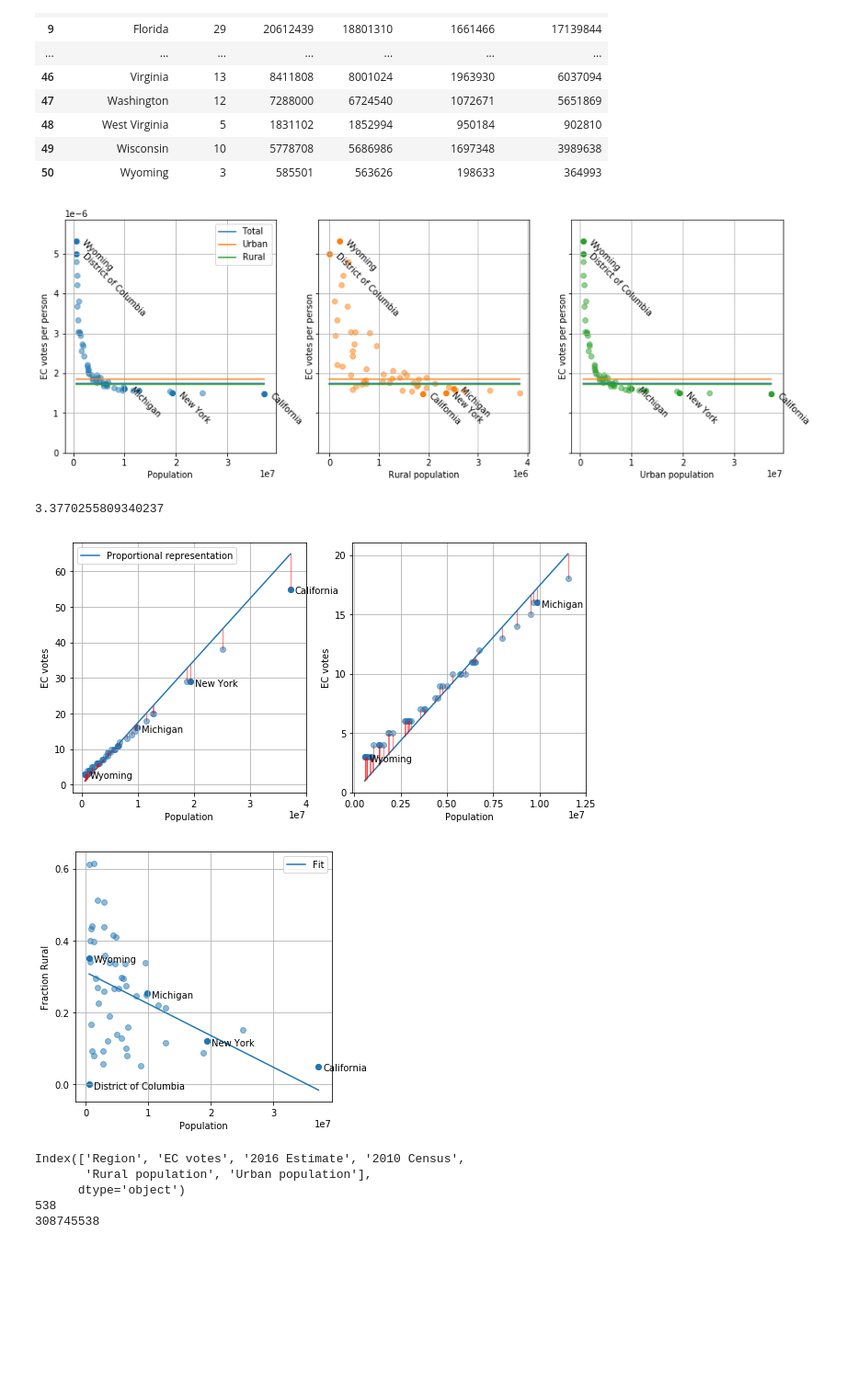
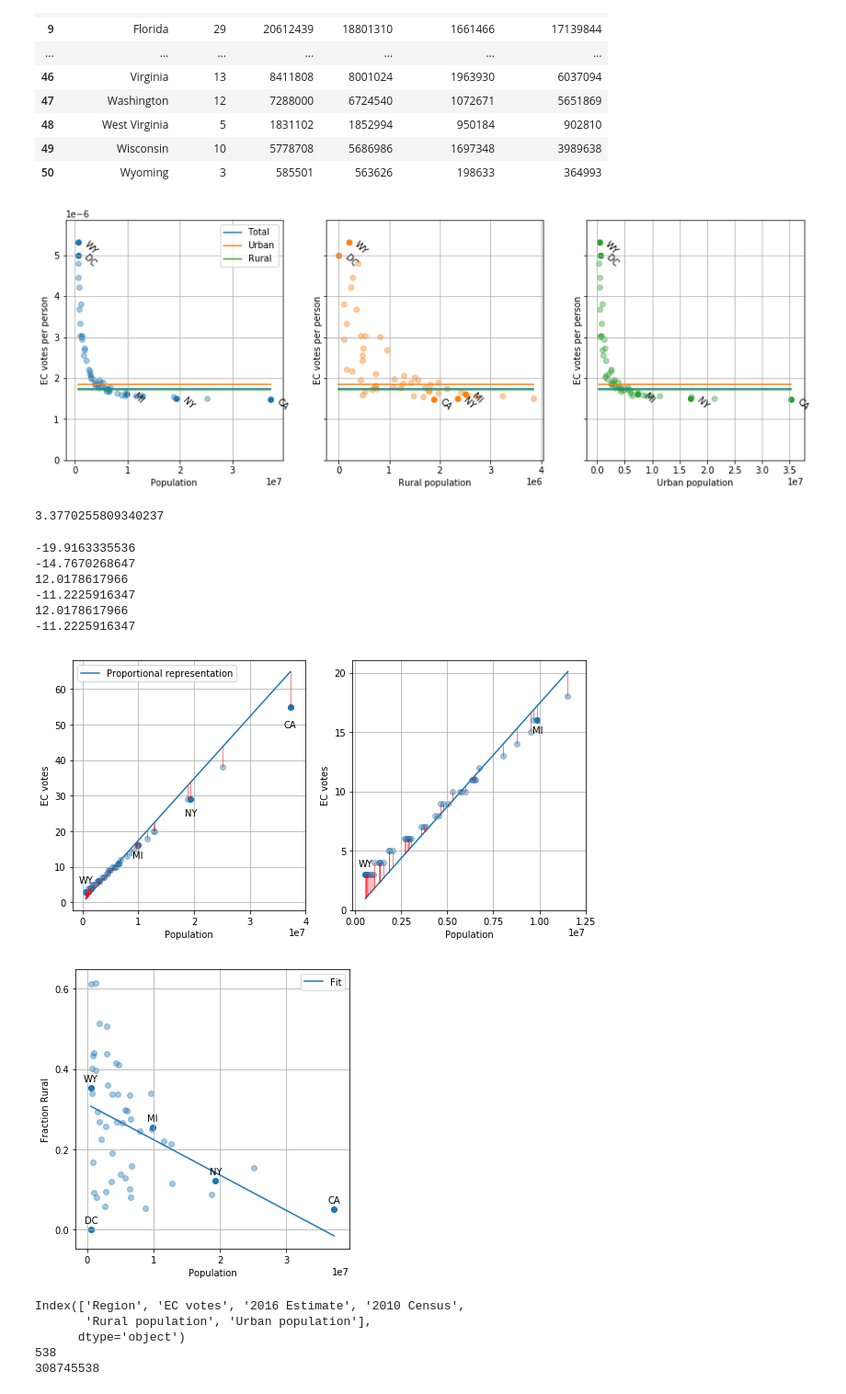
Before and after one commit to JesseLivezey/electoral_college, a Jupyter notebook: ec_votes.ipynb, the cells around one changed output. Shown at 92% size. Cells and saved outputs as stored; diff of their text form; code cells hidden in the pictures; blank space fills up the shorter version.

```diff
--- a/ec_votes.ipynb
+++ b/ec_votes.ipynb
@@ -28,7 +28,8 @@ data
 | 50 | Wyoming | 3 | 585501 | 563626 | 198633 | 364993 |
 # %%
 label_states = ['California', 'New York', 'District of Columbia', 'Wyoming', 'Michigan']
-alpha = .5
+names = ['CA', 'NY', 'DC', 'WY', 'MI']
+alpha = .4
 # %%
 f, axes = plt.subplots(1, 3, figsize=(15, 5), sharey=True)
 ax0, ax1, ax2 = axes
@@ -38,7 +39,7 @@ rural = np.dot(data['Rural population'], data['EC votes'] / data['2010 Census'])
 urban = np.dot(data['Urban population'], data['EC votes'] / data['2010 Census']) / data['Urban population'].sum()
 
 y = data['EC votes'] / data['2010 Census']
-keys = ['2010 Census', 'Rural population', '2010 Census']
+keys = ['2010 Census', 'Rural population', 'Urban population']
 colors = ['#1f77b4', '#ff7f0e', '#2ca02c']
 xlabels = ['Population', 'Rural population', 'Urban population']
 for ax, key, c, xlabel in zip(axes, keys, colors, xlabels):
@@ -52,9 +53,9 @@ for ax, key, c, xlabel in zip(axes, keys, colors, xlabels):
     ax.set_ylabel('EC votes per person')
     ax.ticklabel_format(style='sci', axis='y', scilimits=(0, 0))
     ax.ticklabel_format(style='sci', axis='x', scilimits=(0, 0))
-    for st in label_states:
+    for st, n in zip(label_states, names):
         idx = np.argmax(data['Region'] == st)
-        ax.annotate(st, (x[idx], y[idx]),
+        ax.annotate(n, (x[idx], y[idx]),
                     xytext=(5, -5), textcoords='offset points',
                    rotation=-45)
         ax.scatter(x[idx], y[idx], c=c)
@@ -65,13 +66,14 @@ ax0.legend(loc='best')
 plt.savefig('ec_per_person.png')
 plt.draw()
 # %% [output]
-[figure, old version]
+[figure, new version]
 # %%
 y[8] / y[4]
 # %% [output]
 3.3770255809340237
 # %%
 label_states2 = ['California', 'New York', 'Wyoming', 'Michigan']
+names2 = ['CA', 'NY', 'WY', 'MI']
 # %%
 f, axes = plt.subplots(1, 2, figsize=(10, 5), sharey=False)
 
@@ -93,12 +95,15 @@ for ax in axes:
     ax.set_ylabel('EC votes')
     ax.ticklabel_format(style='sci', axis='x', scilimits=(0, 0))
 
-    for st in label_states2:
+    for st, n in zip(label_states2, names2):
         idx = np.argmax(data['Region'].values[idxs] == st)
         try:
-            ax.annotate(st, (x[idx], y[idx]),
-                        xytext=(5, -5), textcoords='offset points',
-                       rotation=0)
+            xp, yp = x[idx], y[idx]
+            yloc = yp - (avg * xp) + 10 * np.sign(yp - (avg * xp))
+            print(yloc)
+            ax.annotate(n, (xp, yp),
+                        xytext=(0, yloc), textcoords='offset points',
+                       rotation=0, ha='center', va='center')
             ax.scatter(x[idx], y[idx], c='#1f77b4')
         except IndexError:
             pass
@@ -115,38 +120,45 @@ axes[0].legend(loc='best')
 plt.savefig('ec_per_state.png')
 plt.show()
 # %% [output]
+-19.9163335536
+-14.7670268647
+12.0178617966
+-11.2225916347
+12.0178617966
+-11.2225916347
-[figure, old version]
+[figure, new version]
 # %%
 f, ax = plt.subplots(1, figsize=(5, 5))
 x = data['2010 Census'].values
 idxs = np.argsort(x)
 y = data['Rural population'].values / x
 x = x[idxs]
 y = y[idxs]
 model = LR()
 model.fit(x[:, np.newaxis], y[:, np.newaxis])
 ax.plot([x.min(), x.max()], [float(model.predict(x.min())), float(model.predict(x.max()))],
         label='Fit', c='#1f77b4')
 ax.scatter(x, y, c='#1f77b4', alpha=alpha)
 ax.grid()
 ax.set_xlabel('Population')
 ax.set_ylabel('Fraction Rural')
 ax.ticklabel_format(style='sci', axis='x', scilimits=(0, 0))
 ax.set_xticks(np.arange(0, 5e7, 1e7))
 ax.set_yticks(np.arange(0, .8, .2))
-for st in label_states:
+for st, n in zip(label_states, names):
     idx = np.argmax(data['Region'].values[idxs] == st)
-    ax.annotate(st, (x[idx], y[idx]),
-                xytext=(5, -5), textcoords='offset points',
-               rotation=0)
+    ax.annotate(n, (x[idx], y[idx]),
+                xytext=(0, 10), textcoords='offset points',
+               rotation=0, ha='center', va='center')
     ax.scatter(x[idx], y[idx], c='#1f77b4')
 
 ax.legend(loc='best')
+f.tight_layout()
 
 plt.savefig('pop_vs_rural.png')
 plt.show()
 # %% [output]
-[figure, old version]
+[figure, new version]
 # %%
 print(data.columns)
 print(data['EC votes'].sum())
```
Also changed, not shown: parts of 2 cells of this notebook.
